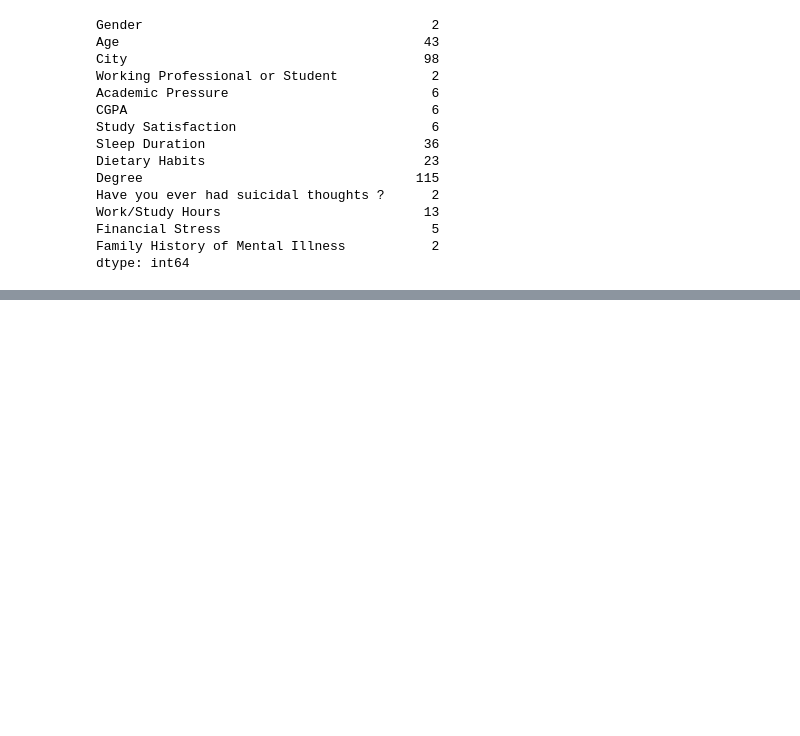
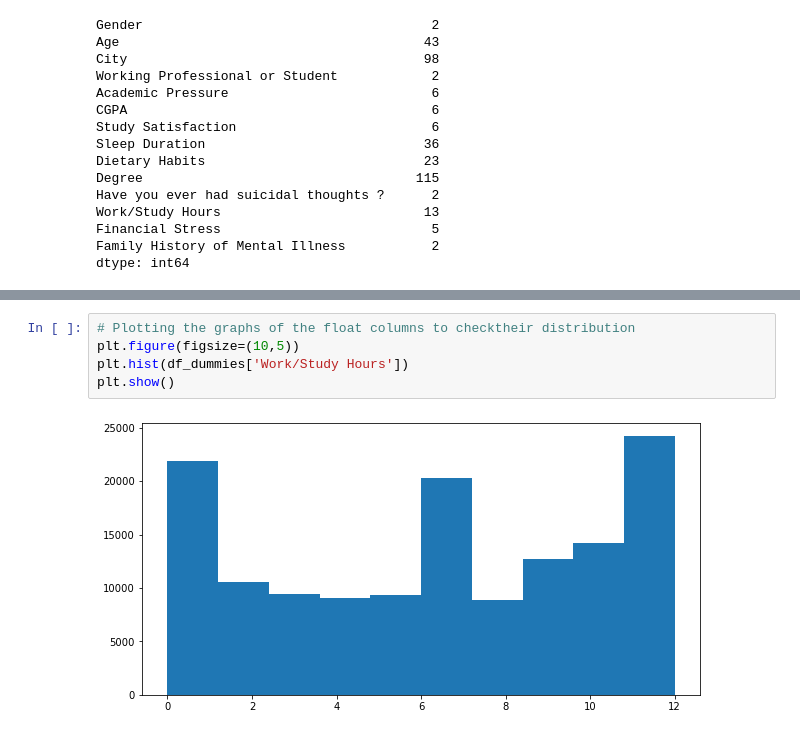
Before and after one commit to 1Anand1/Kaggle_Playground_Series_Season_4_Episode_11_Exploring_Mental_Health_Data, a Jupyter notebook: exploring_mental_health_data.ipynb, the cells around one changed output, grey strips where cells are left out. Saved outputs shown, nothing was run; the diff lists cells and outputs as text; blank space fills up the shorter version.

```diff
--- a/exploring_mental_health_data.ipynb
+++ b/exploring_mental_health_data.ipynb
@@ -274,0 +401,7 @@ dtype: int64
+# %%
+# Plotting the graphs of the float columns to checktheir distribution
+plt.figure(figsize=(10,5))
+plt.hist(df_dummies['Work/Study Hours'])
+plt.show()
+# %% [output]
+[figure, added]
```
Also changed, not shown: parts of 25 cells of this notebook.
